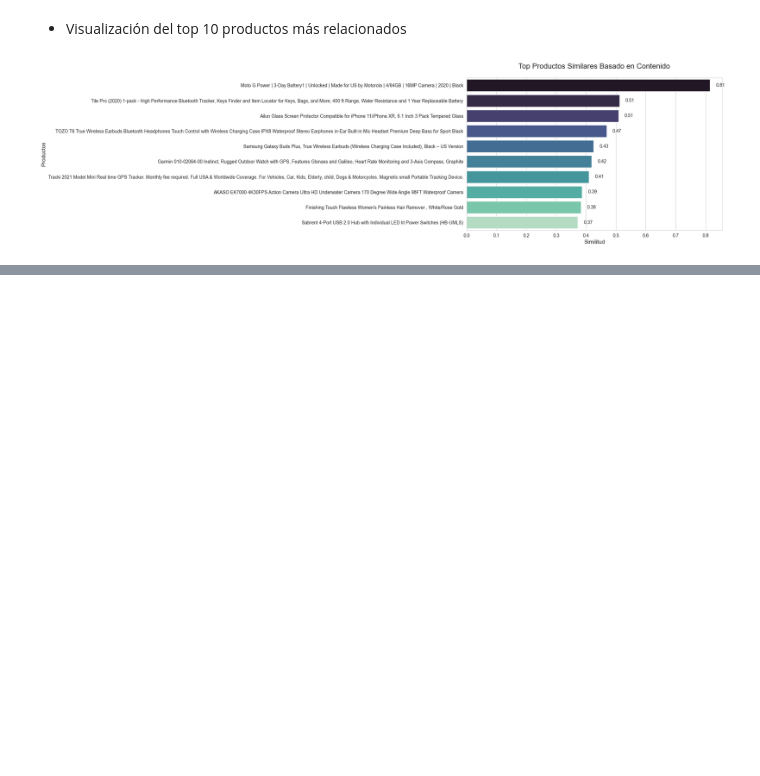
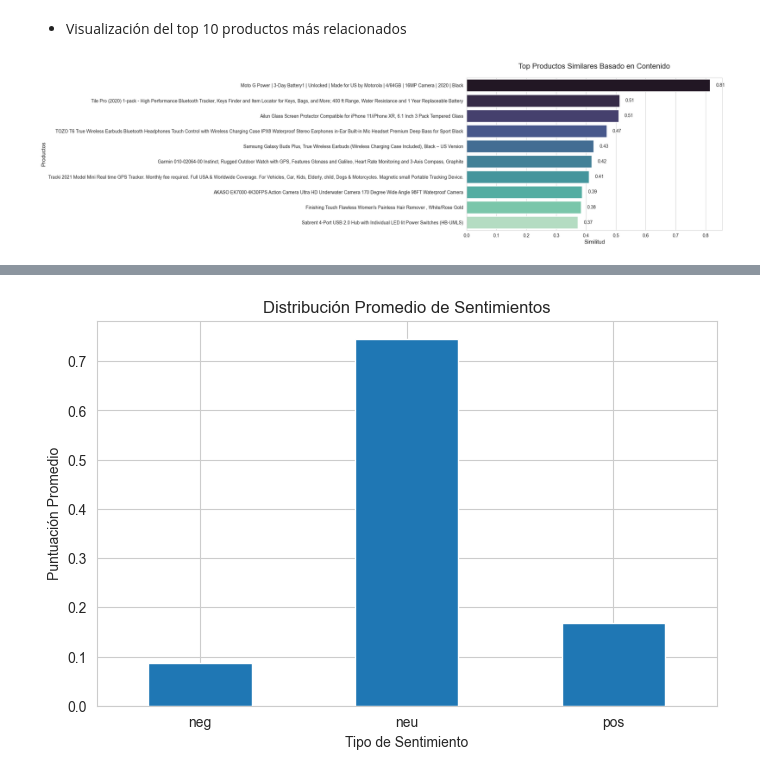
Before and after one commit to Ivan-BV/laboratorio-modulo09-leccion06-nlp, a Jupyter notebook: modulo09-leccion06-nlp-LAB.ipynb, the cells around one changed output, grey strips where cells are left out. Drawn from its saved outputs; the diff is of its cells as text; code cells hidden in the pictures; blank space fills up the shorter version.

```diff
--- a/modulo09-leccion06-nlp-LAB.ipynb
+++ b/modulo09-leccion06-nlp-LAB.ipynb
@@ -325,0 +343,4 @@ plt.tight_layout()
+# %%
+sentimiento.graficar_distribucion_sentimientos()
+# %% [output]
+[figure, added]
```
Also changed, not shown: parts of 28 cells of this notebook, 1 other file.
